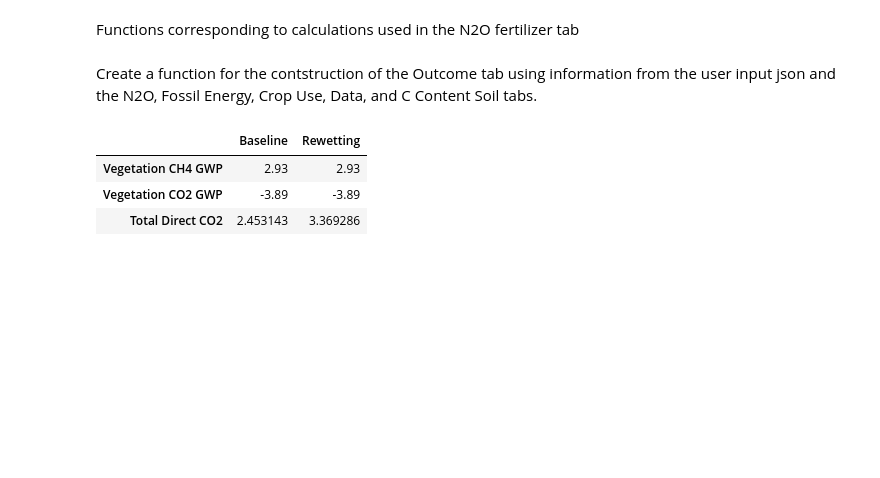
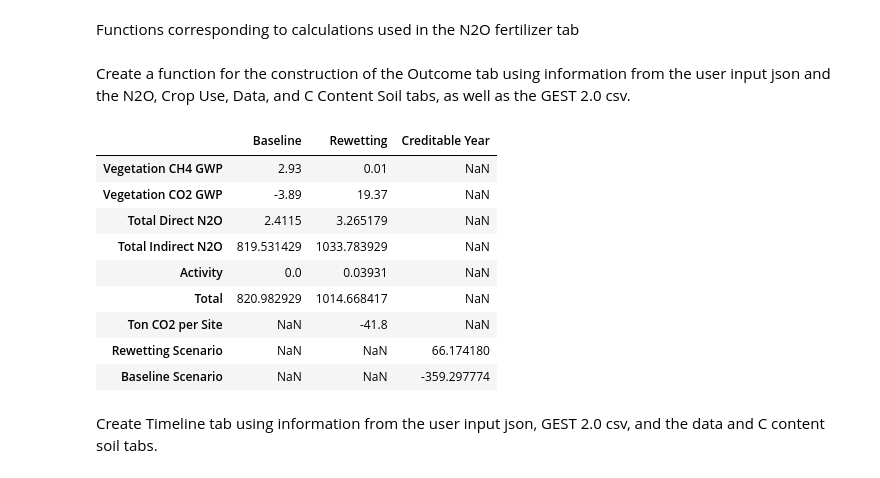
Before and after one commit to mawaskow/multipeattools, a Jupyter notebook: SET_Tool/SET_Tool_Notebook.ipynb, the cells around one changed output. Drawn from its saved outputs; the diff is of its cells as text; code cells hidden in the pictures; blank space fills up the shorter version.

Commit message:
Update to SET Tool Notebook
Finished the Outcome tab. Added the Timeline tab. Adjusted the GEST 2.0 csv to remove rounding.

```diff
--- a/SET_Tool/SET_Tool_Notebook.ipynb
+++ b/SET_Tool/SET_Tool_Notebook.ipynb
@@ -304,7 +305,8 @@ def Create_C_Content_Soil_Tab(user_input):
     c_content = {'Values': c_content}
     return pd.DataFrame.from_dict(c_content)
 # %%
-Create_C_Content_Soil_Tab('user_input_SET.json')
+c_content_tab = Create_C_Content_Soil_Tab('user_input_SET.json')
+c_content_tab
 # %% [output]
 |  | Values |
 | C Content kg/C/Ha/cm thickness | 0.3496 |
@@ -509,45 +565,83 @@ def Total_Direct_N2Oemissions_Base(CO2_site_managed_soil, CO2_site_cropres_base,
 # %% [markdown]
-Create a function for the contstruction of the Outcome tab using information from the user input json and the N2O, Fossil Energy, Crop Use, Data, and C Content Soil tabs.
+Create a function for the construction of the Outcome tab using information from the user input json and the N2O, Crop Use, Data, and C Content Soil tabs, as well as the GEST 2.0 csv.
 # %%
-def Create_Outcome_Tab(user_input, data):
+def Create_Outcome_Tab(user_input, data, crop_use, c_content, gest):
 
     #Open the json file and convert to dict
     with open(user_input) as json_file:
         user_input = json.load(json_file)
 
     #Initialize the Soil Moisture Classes dictionary
-    outcome = {'Baseline': {}, 'Rewetting': {}}
+    outcome = {'Baseline': {}, 'Rewetting': {}, 'Creditable Year': {}}
 
     #Populate the Baseline dictionary
     outcome['Baseline']['Vegetation CH4 GWP'] = data.loc['Vegetation CH4 GWP']['Baseline']*user_input['General Site Data']['Total Area']
     outcome['Baseline']['Vegetation CO2 GWP'] = data.loc['Vegetation CO2 GWP']['Baseline']*user_input['General Site Data']['Total Area']
 
-    outcome['Baseline']['Total Direct CO2'] = Total_Direct_N2Oemissions_Base(Basis_value_managed_soils(user_input['General Site Data']['Total Area']),
+    outcome['Baseline']['Total Direct N2O'] = Total_Direct_N2Oemissions_Base(Basis_value_managed_soils(user_input['General Site Data']['Total Area']),
                                                                             Crop_Residue_Base(Residue_Left_Input_Base(user_input['Baseline']['Crop Residue'], user_input['Baseline']['Crop']), user_input['Baseline']['Crop Yield'], user_input['General Site Data']['Total Area']),
                                                                             Synth_CO2Site_Base(user_input['Baseline']['Amount Applied'], Synthetic_Fert_Input_Base(user_input['Baseline']['Synthetic Fertilizer']), user_input['General Site Data']['Total Area']),
                                                                             Grazing_CO2Site_Base(user_input['Baseline']['Average Number of Grazing Animals'], user_input['Baseline']['Average Number of Grazing Days per Year'], Animal_Input_Base(user_input['Baseline']['Grazing Animals'])[1], Animal_Input_Base(user_input['Baseline']['Grazing Animals'])[0], user_input['General Site Data']['Total Area'])[0],
                                                                             Organic_Fert_CO2Site_Base(user_input['Baseline']['Organic Fertilizer Applied'], user_input['General Site Data']['Total Area']),
                                                                             Manure_CO2Site_Base(user_input['Baseline']['Organic Fertilizer Applied'], user_input['General Site Data']['Total Area']))
 
+    outcome['Baseline']['Total Indirect N2O'] = Total_Indirect_N2Oemissions_Base(Nitrate_Base(user_input['Baseline']['Animal Manure Applied'], user_input['Baseline']['Organic Fertilizer Applied'], Residue_Left_Input_Base(user_input['Baseline']['Crop Residue'], user_input['Baseline']['Crop']), user_input['Baseline']['Amount Applied'], user_input['General Site Data']['Total Area']),
+                                                                                 N_Oxide_Base(user_input['Baseline']['Animal Manure Applied'], user_input['Baseline']['Amount Applied'], user_input['General Site Data']['Total Area']),
+                                                                                 Fert_Ammonia_Base(user_input['Baseline']['Amount Applied'], Synthetic_Fert_Input_Base(user_input['Baseline']['Synthetic Fertilizer']), user_input['General Site Data']['Total Area']),
+                                                                                 Animal_Ammonia_Base(user_input['Baseline']['Animal Manure Applied'], Grazing_CO2Site_Base(user_input['Baseline']['Average Number of Grazing Animals'], user_input['Baseline']['Average Number of Grazing Days per Year'], Animal_Input_Base(user_input['Baseline']['Grazing Animals'])[1], Animal_Input_Base(user_input['Baseline']['Grazing Animals'])[0], user_input['General Site Data']['Total Area'])[1], user_input['General Site Data']['Total Area']))
+
+    outcome['Baseline']['Activity'] = ((user_input['Baseline']['Litres of Diesel per Site']*3.35)+(user_input['Baseline']['Electricity per Site']*0.581))/1000
+    outcome['Baseline']['Total'] = sum((float(outcome['Baseline']['Vegetation CH4 GWP']), float(outcome['Baseline']['Vegetation CO2 GWP']), float(outcome['Baseline']['Total Direct N2O']), float(outcome['Baseline']['Total Indirect N2O']), float(outcome['Baseline']['Activity'])), 0)
+
     #Populate the Rewetting dictionary
     outcome['Rewetting']['Vegetation CH4 GWP'] = data.loc['Vegetation CH4 GWP']['Rewetting']*user_input['General Site Data']['Total Area']
     outcome['Rewetting']['Vegetation CO2 GWP'] = data.loc['Vegetation CO2 GWP']['Rewetting']*user_input['General Site Data']['Total Area']
 
-    outcome['Rewetting']['Total Direct CO2'] = Total_Direct_N2Oemissions_Base(Basis_value_managed_soils(user_input['General Site Data']['Total Area']),
+    outcome['Rewetting']['Total Direct N2O'] = Total_Direct_N2Oemissions_Base(Basis_value_managed_soils(user_input['General Site Data']['Total Area']),
                                                                             Crop_Residue_Base(Residue_Left_Input_Base(user_input['Rewetting']['Crop Residue'], user_input['Rewetting']['Crop']), user_input['Rewetting']['Crop Yield'], user_input['General Site Data']['Total Area']),
                                                                             Synth_CO2Site_Base(user_input['Rewetting']['Amount Applied'], Synthetic_Fert_Input_Base(user_input['Rewetting']['Synthetic Fertilizer']), user_input['General Site Data']['Total Area']),
                                                                             Grazing_CO2Site_Base(user_input['Rewetting']['Average Number of Grazing Animals'], user_input['Rewetting']['Average Number of Grazing Days per Year'], Animal_Input_Base(user_input['Rewetting']['Grazing Animals'])[1], Animal_Input_Base(user_input['Rewetting']['Grazing Animals'])[0], user_input['General Site Data']['Total Area'])[0],
                                                                             Organic_Fert_CO2Site_Base(user_input['Rewetting']['Organic Fertilizer Applied'], user_input['General Site Data']['Total Area']),
                                                                             Manure_CO2Site_Base(user_input['Rewetting']['Organic Fertilizer Applied'], user_input['General Site Data']['Total Area']))
 
-    #outcome['Rewetting']['Ton CO2 per Site'] = crop_use.loc['Ton CO2 per Site']['Values']
+    outcome['Rewetting']['Total Indirect N2O'] = Total_Indirect_N2Oemissions_Base(Nitrate_Base(user_input['Rewetting']['Animal Manure Applied'], user_input['Rewetting']['Organic Fertilizer Applied'], Residue_Left_Input_Base(user_input['Rewetting']['Crop Residue'], user_input['Rewetting']['Crop']), user_input['Rewetting']['Amount Applied'], user_input['General Site Data']['Total Area']),
+                                                                                 N_Oxide_Base(user_input['Rewetting']['Animal Manure Applied'], user_input['Rewetting']['Amount Applied'], user_input['General Site Data']['Total Area']),
+                                                                                 Fert_Ammonia_Base(user_input['Rewetting']['Amount Applied'], Synthetic_Fert_Input_Base(user_input['Rewetting']['Synthetic Fertilizer']), user_input['General Site Data']['Total Area']),
+                                                                                 Animal_Ammonia_Base(user_input['Rewetting']['Animal Manure Applied'], Grazing_CO2Site_Base(user_input['Rewetting']['Average Number of Grazing Animals'], user_input['Rewetting']['Average Number of Grazing Days per Year'], Animal_Input_Base(user_input['Rewetting']['Grazing Animals'])[1], Animal_Input_Base(user_input['Rewetting']['Grazing Animals'])[0], user_input['General Site Data']['Total Area'])[1], user_input['General Site Data']['Total Area']))
+
+    outcome['Rewetting']['Ton CO2 per Site'] = crop_use.loc['Ton CO2 per Site']['Values']
+    outcome['Rewetting']['Activity'] = ((user_input['Rewetting']['Litres of Diesel per Site']*3.35)+(user_input['Rewetting']['Electricity per Site']*0.581))/1000
+    outcome['Rewetting']['Total'] = sum((float(outcome['Rewetting']['Vegetation CH4 GWP']), float(outcome['Rewetting']['Vegetation CO2 GWP']), float(outcome['Rewetting']['Total Direct N2O']), float(outcome['Rewetting']['Total Indirect N2O']), float(outcome['Rewetting']['Activity']), float(outcome['Rewetting']['Ton CO2 per Site'])), 0)
+
+    #Populate Creditable Year tab
+    veg_num_base = data['Baseline']['Vegetation Class'].split(':', 1)[0]
+    veg_num_rewet = data['Rewetting']['Vegetation Class'].split(':', 1)[0]
+
+    for i in range(2, 44):
+        if veg_num_base == gest.iloc[i]['Name']:
+            outcome['Creditable Year']['Baseline Scenario'] = float(c_content.loc['C Stock (Ton C per Ha)']['Values'])/(float(gest.iloc[i]['Total C-flux (ton C/ha)']))
+
+        if veg_num_rewet == gest.iloc[i]['Name']:
+            if float(c_content.loc['C Stock (Ton C per Ha)']['Values'])/float(gest.iloc[i]['Total C-flux (ton C/ha)']) > 0:
+                outcome['Creditable Year']['Rewetting Scenario'] = float(c_content.loc['C Stock (Ton C per Ha)']['Values'])/float(gest.iloc[i]['Total C-flux (ton C/ha)'])
+            else:
+                outcome['Creditable Year']['Rewetting Scenario'] = float('inf')
 
     #Save the outcome tab in a pandas database
     return pd.DataFrame.from_dict(outcome)
 # %%
-Create_Outcome_Tab('user_input_SET.json', data_tab)
+outcome = Create_Outcome_Tab('user_input_SET.json', data_tab, crop_use_tab, c_content_tab, gest)
+outcome
 # %% [output]
-|  | Baseline | Rewetting |
-| Vegetation CH4 GWP | 2.93 | 2.93 |
-| Vegetation CO2 GWP | -3.89 | -3.89 |
-| Total Direct CO2 | 2.453143 | 3.369286 |
+|  | Baseline | Rewetting | Creditable Year |
+| Vegetation CH4 GWP | 2.93 | 0.01 | NaN |
+| Vegetation CO2 GWP | -3.89 | 19.37 | NaN |
+| Total Direct N2O | 2.4115 | 3.265179 | NaN |
+| Total Indirect N2O | 819.531429 | 1033.783929 | NaN |
+| Activity | 0.0 | 0.03931 | NaN |
+| Total | 820.982929 | 1014.668417 | NaN |
+| Ton CO2 per Site | NaN | -41.8 | NaN |
+| Rewetting Scenario | NaN | NaN | 66.174180 |
+| Baseline Scenario | NaN | NaN | -359.297774 |
+# %% [markdown]
+Create Timeline tab using information from the user input json, GEST 2.0 csv, and the data and C content soil tabs.
```
Also changed, not shown: parts of 9 cells of this notebook, 2 other files.
